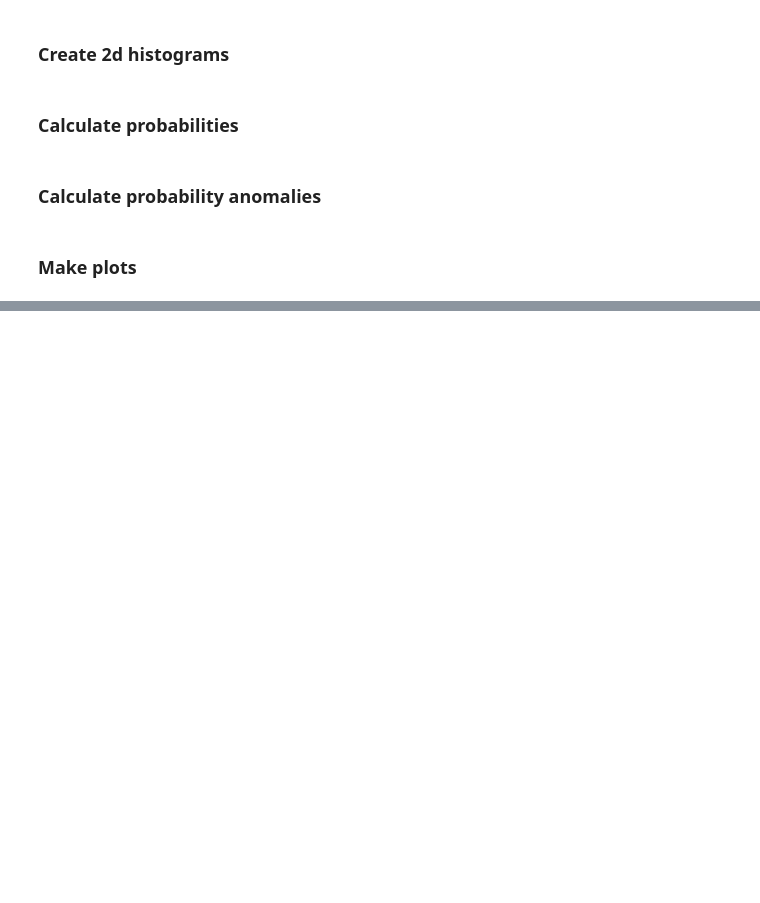
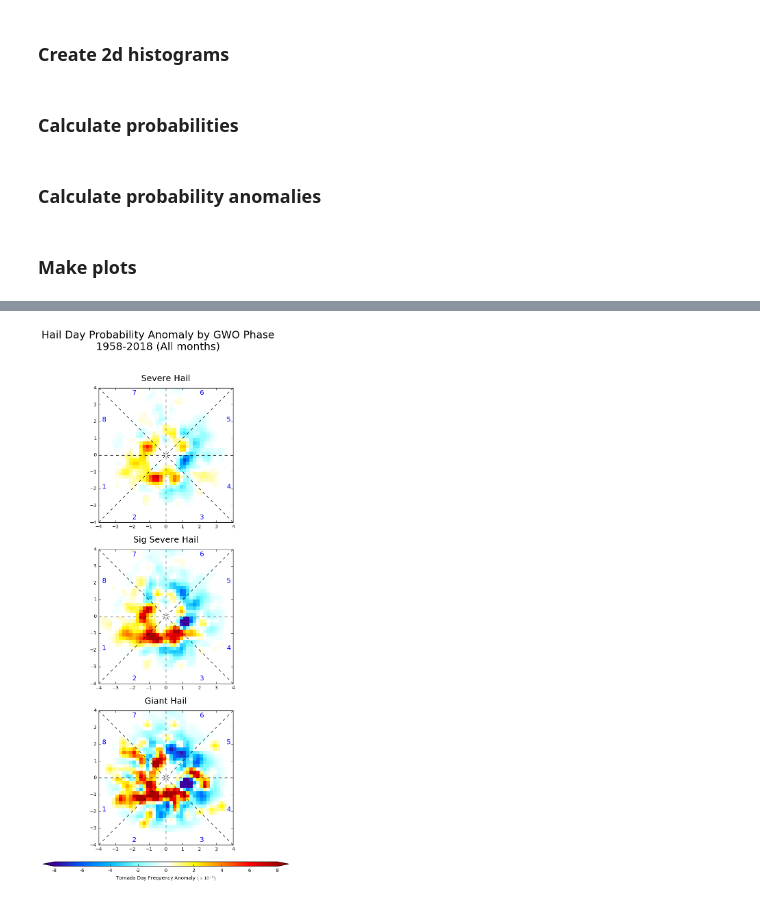
Before and after one commit to vgensini/gwohail, a Jupyter notebook: gwo_hail_anom.ipynb, the cells around one changed output, grey strips where cells are left out. Saved outputs shown, nothing was run; the diff lists cells and outputs as text; code cells hidden in the pictures; blank space fills up the shorter version.

```diff
--- a/gwo_hail_anom.ipynb
+++ b/gwo_hail_anom.ipynb
@@ -90,6 +90,6 @@ cbar.set_label('Tornado Day Frequency Anomaly ' +r'$(\times10^{-4})$' )
 axes.flat[0].annotate('Severe Hail',(.5,1.05), xycoords='axes fraction', ha='center', fontsize=18)
 axes.flat[1].annotate('Sig Severe Hail',(.5,1.05), xycoords='axes fraction', ha='center', fontsize=18)
 axes.flat[2].annotate('Giant Hail',(.5,1.05), xycoords='axes fraction', ha='center', fontsize=18)
-fig.suptitle('Hail Day Probability Anomaly by GWO Phase'/n '1958-2018 (All months)', fontsize=22)
+fig.suptitle('Hail Day Probability Anomaly by GWO Phase\n1958-2018 (All months)', fontsize=22)
 plt.show()
 # %% [output]
@@ -96,0 +96 @@ SyntaxError: invalid syntax (<ipython-input-6-a42251dcb741>, line 34)
+[figure, added]
```
Also changed, not shown: parts of 1 cell of this notebook.
